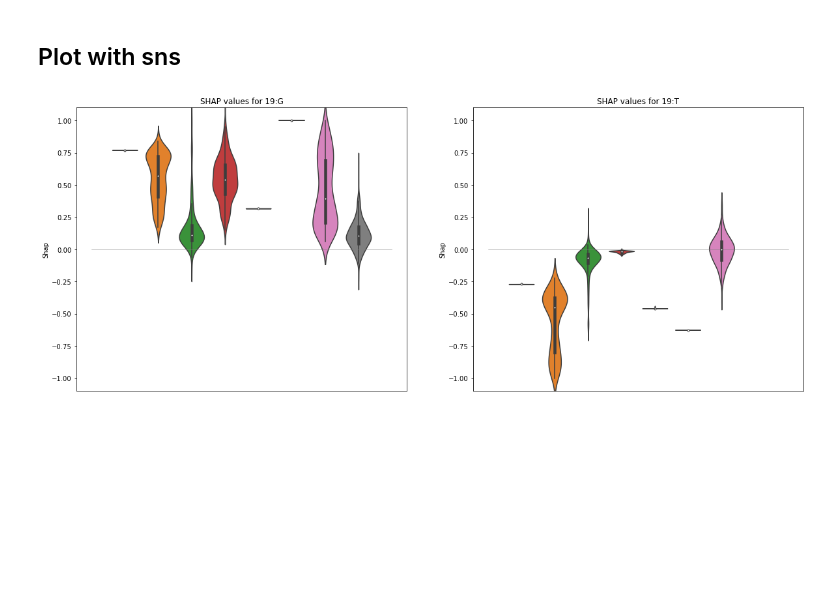
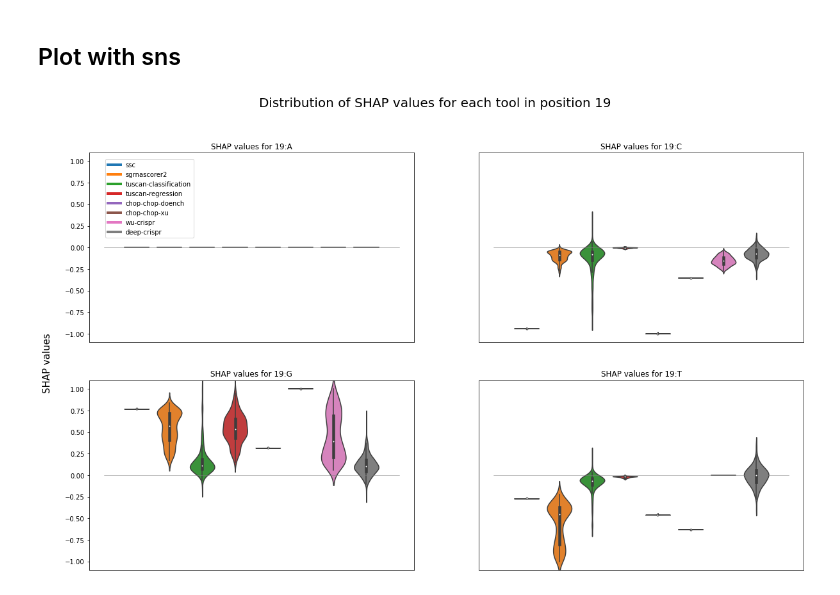
Before and after one commit to avaspataru/Analyze-CRISPR-Features, a Jupyter notebook: Highlighted Features.ipynb, the cells around one changed output. Saved outputs shown, nothing was run; the diff lists cells and outputs as text; code cells hidden in the pictures; blank space fills up the shorter version.

Commit message:
separated plots by interest vs all others

```diff
--- a/Highlighted Features.ipynb
+++ b/Highlighted Features.ipynb
@@ -211,11 +206,37 @@ def plotSNSForFeature(feature):
-# %%
-fig = plt.figure(figsize=(20,8))
-
-
-ax1 = plt.subplot(121)
-plotSNSForFeature("19:G")
-
-ax2 = plt.subplot(122)
-plotSNSForFeature("19:T")
-# %% [output]
-[figure, removed]
+# %%
+# for legend
+from matplotlib.lines import Line2D
+custom_lines = [Line2D([0], [0], color='tab:blue', lw=4),
+                Line2D([0], [0], color='tab:orange', lw=4),
+                Line2D([0], [0], color='tab:green', lw=4),
+                Line2D([0], [0], color='tab:red', lw=4),
+                Line2D([0], [0], color='tab:purple', lw=4),
+                Line2D([0], [0], color='tab:brown', lw=4),
+                Line2D([0], [0], color='tab:pink', lw=4),
+                Line2D([0], [0], color='tab:grey', lw=4)]
+# %%
+def plotAllFourForPosition(pos):
+    fig = plt.figure(figsize=(20,12))
+
+    ax1 = plt.subplot(221)
+    plotSNSForFeature(str(pos)+":A")
+    ax1.legend(custom_lines, tools_of_interest, loc=(0.05, 0.55))
+
+    ax2 = plt.subplot(222)
+    plotSNSForFeature(str(pos)+":C")
+    ax2.set(yticks=[])
+
+    ax3 = plt.subplot(223)
+    plotSNSForFeature(str(pos)+":G")
+
+    ax4 = plt.subplot(224)
+    plotSNSForFeature(str(pos)+":T")
+    ax4.set(yticks=[])
+
+    fig.text(0.08, 0.5, 'SHAP values', va='center', ha='center', rotation='vertical', fontsize=15)
+    fig.suptitle("Distribution of SHAP values for each tool in position "+str(pos), fontsize=20)
+    plt.savefig('./example-distribution-position-'+str(pos)+'.png')
+# %%
+plotAllFourForPosition(19)
+# %% [output]
+[figure, added]
```
Also changed, not shown: parts of 6 cells of this notebook, 9 other files.
